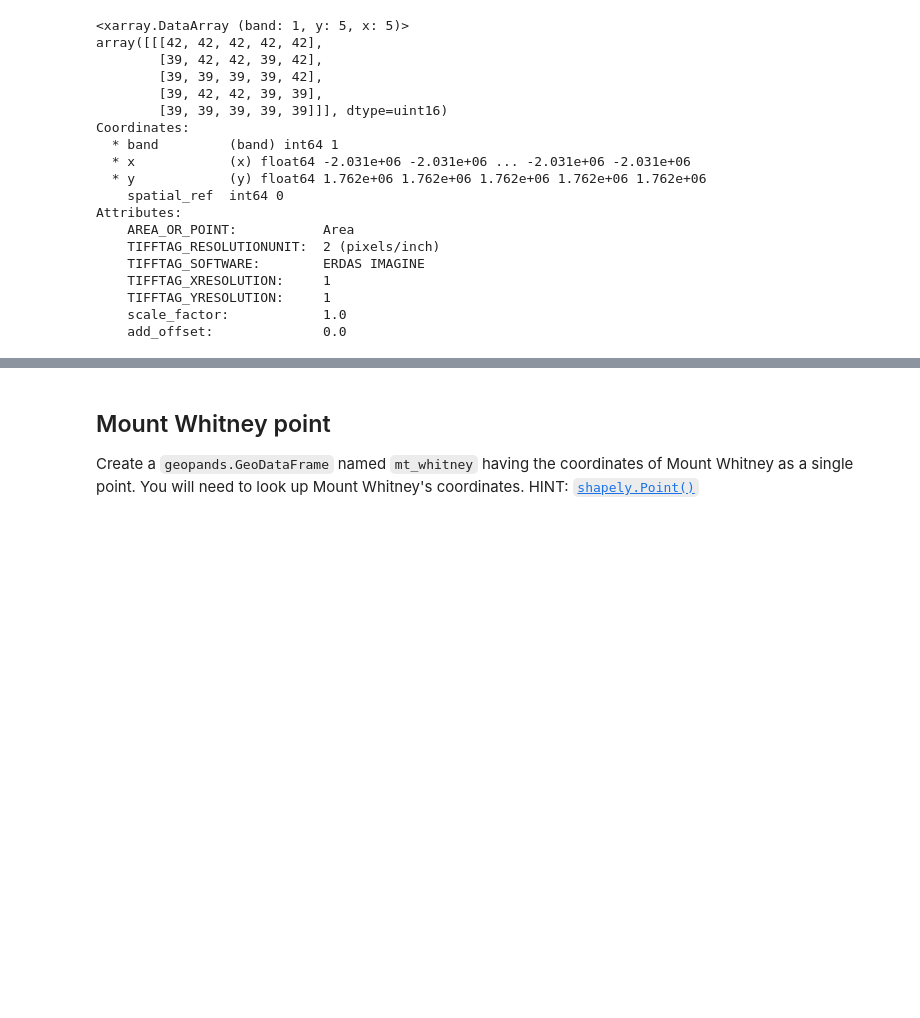
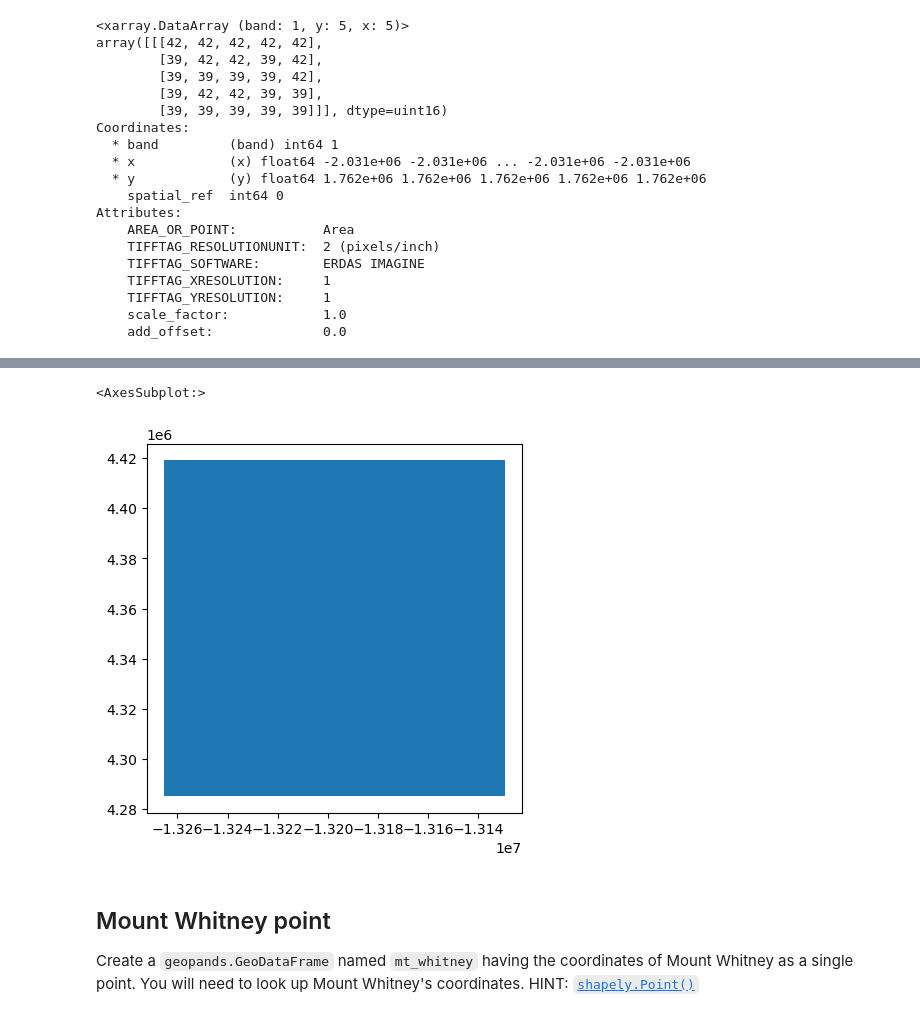
Before and after one commit to a-ramji/eds220-hwk-4, a Jupyter notebook: hwk4-task1-whitney-map-2.ipynb, the cells around one changed output, grey strips where cells are left out. Cells and saved outputs as stored; diff of their text form; code cells hidden in the pictures; blank space fills up the shorter version.

```diff
--- a/hwk4-task1-whitney-map-2.ipynb
+++ b/hwk4-task1-whitney-map-2.ipynb
@@ -101,3 +190,25 @@ Create a `geopands.GeoDataFrame` named `bbox` with the lulc bounding box.
+# %%
+# extracting our min & max x & y values from our raster's bounds()
+min_x, min_y, max_x, max_y = lulc.rio.bounds()
+
+# assigning these values as coordinate values/points of our bounding box
+points = [[min_x, min_y],
+          [max_x, min_y],
+          [max_x, max_y],
+          [min_x, max_y],
+          [min_x, min_y]
+         ]
+
+
+# create geodataframe with points, using shapely.Polygon
+bbox = gpd.GeoDataFrame(geometry=[Polygon(points)],
+                           crs=lulc.rio.crs)
+bbox
+
+bbox.plot()
+# %% [output]
+<AxesSubplot:>
+[figure, added]
 # %% [markdown]
 ## Mount Whitney point
 Create a `geopands.GeoDataFrame` named `mt_whitney` having the coordinates of Mount Whitney as a single point. You will need to look up Mount Whitney's coordinates. HINT: [`shapely.Point()`](https://shapely.readthedocs.io/en/stable/reference/shapely.Point.html)
```
Also changed, not shown: parts of 17 cells of this notebook.
